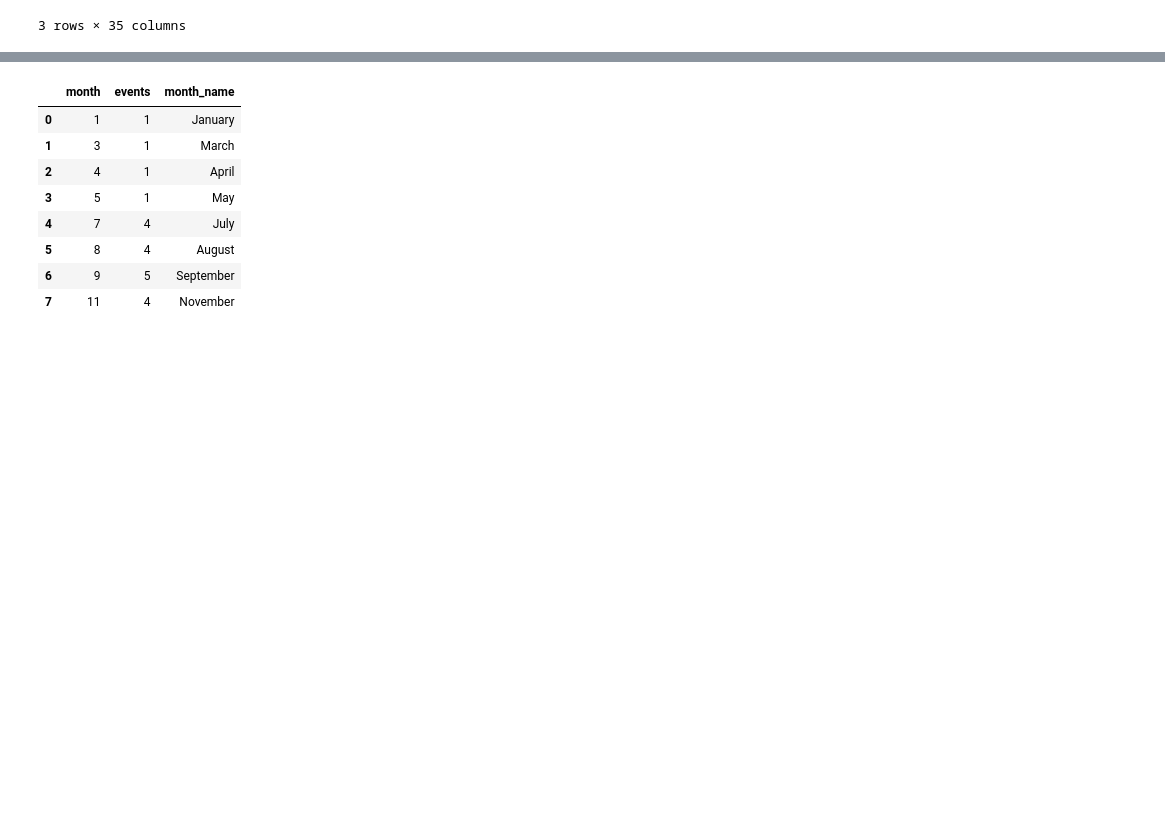
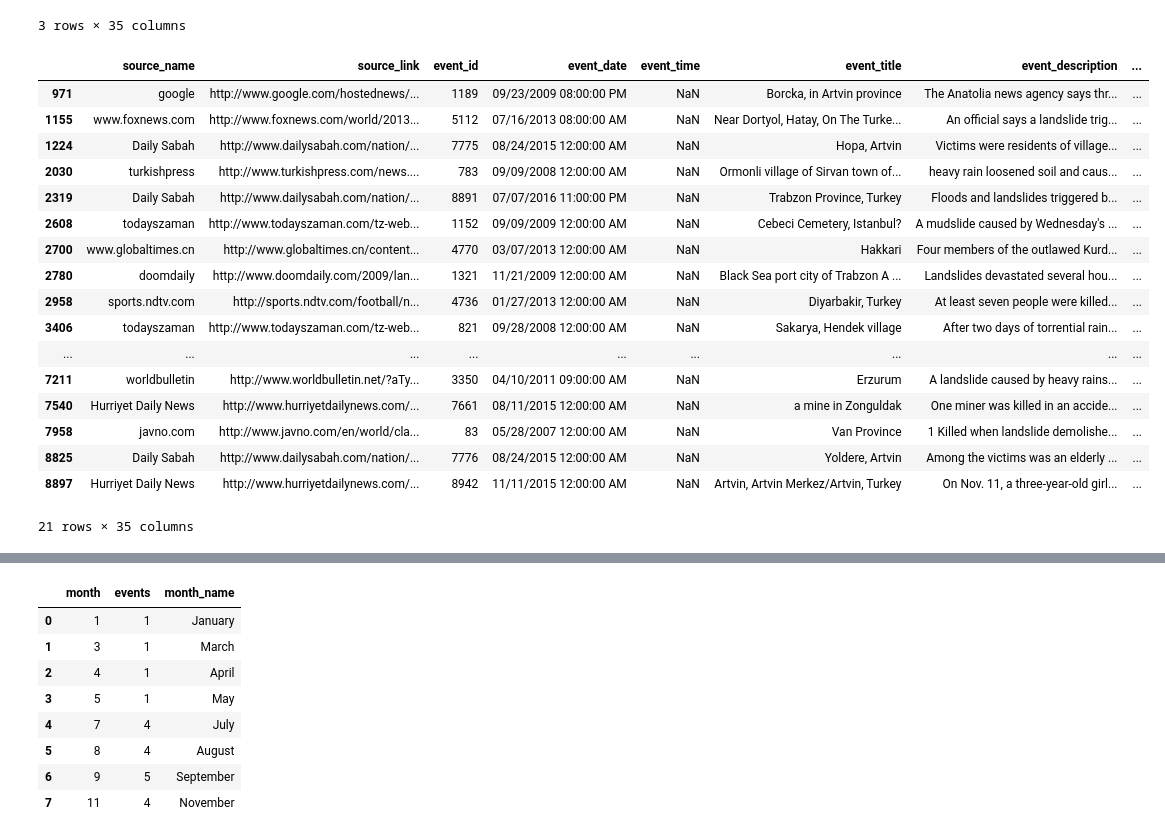
Before and after one commit to geodata-p/Turkey_Landslide_analysis_NASA_Data, a Jupyter notebook: notebooks/Landslides.ipynb, the cells around one changed output, grey strips where cells are left out. Drawn from its saved outputs; the diff is of its cells as text; code cells hidden in the pictures; blank space fills up the shorter version.

```diff
--- a/notebooks/Landslides.ipynb
+++ b/notebooks/Landslides.ipynb
@@ -96,3 +96,30 @@ Turkey rows: 21
 | 1155 | www.foxnews.com | http://www.foxnews.com/world/2013... | 5112 | 07/16/2013 08:00:00 AM | NaN | Near Dortyol, Hatay, On The Turke... | An official says a landslide trig... | ... |
 | 1224 | Daily Sabah | http://www.dailysabah.com/nation/... | 7775 | 08/24/2015 12:00:00 AM | NaN | Hopa, Artvin | Victims were residents of village... | ... |
 3 rows × 35 columns
+# %%
+import pandas as pd
+
+# Show the full table (not just first 5 rows)
+# If dataset is small you can display it directly
+from IPython.display import display
+
+display(tur)   # will render the full DataFrame as a scrollable table in Colab
+# %% [output]
+|  | source_name | source_link | event_id | event_date | event_time | event_title | event_description | ... |
+| 971 | google | http://www.google.com/hostednews/... | 1189 | 09/23/2009 08:00:00 PM | NaN | Borcka, in Artvin province | The Anatolia news agency says thr... | ... |
+| 1155 | www.foxnews.com | http://www.foxnews.com/world/2013... | 5112 | 07/16/2013 08:00:00 AM | NaN | Near Dortyol, Hatay, On The Turke... | An official says a landslide trig... | ... |
+| 1224 | Daily Sabah | http://www.dailysabah.com/nation/... | 7775 | 08/24/2015 12:00:00 AM | NaN | Hopa, Artvin | Victims were residents of village... | ... |
+| 2030 | turkishpress | http://www.turkishpress.com/news.... | 783 | 09/09/2008 12:00:00 AM | NaN | Ormonli village of Sirvan town of... | heavy rain loosened soil and caus... | ... |
+| 2319 | Daily Sabah | http://www.dailysabah.com/nation/... | 8891 | 07/07/2016 11:00:00 PM | NaN | Trabzon Province, Turkey | Floods and landslides triggered b... | ... |
+| 2608 | todayszaman | http://www.todayszaman.com/tz-web... | 1152 | 09/09/2009 12:00:00 AM | NaN | Cebeci Cemetery, Istanbul? | A mudslide caused by Wednesday's ... | ... |
+| 2700 | www.globaltimes.cn | http://www.globaltimes.cn/content... | 4770 | 03/07/2013 12:00:00 AM | NaN | Hakkari | Four members of the outlawed Kurd... | ... |
+| 2780 | doomdaily | http://www.doomdaily.com/2009/lan... | 1321 | 11/21/2009 12:00:00 AM | NaN | Black Sea port city of Trabzon A ... | Landslides devastated several hou... | ... |
+| 2958 | sports.ndtv.com | http://sports.ndtv.com/football/n... | 4736 | 01/27/2013 12:00:00 AM | NaN | Diyarbakir, Turkey | At least seven people were killed... | ... |
+| 3406 | todayszaman | http://www.todayszaman.com/tz-web... | 821 | 09/28/2008 12:00:00 AM | NaN | Sakarya, Hendek village | After two days of torrential rain... | ... |
+| ... | ... | ... | ... | ... | ... | ... | ... | ... |
+| 7211 | worldbulletin | http://www.worldbulletin.net/?aTy... | 3350 | 04/10/2011 09:00:00 AM | NaN | Erzurum | A landslide caused by heavy rains... | ... |
+| 7540 | Hurriyet Daily News | http://www.hurriyetdailynews.com/... | 7661 | 08/11/2015 12:00:00 AM | NaN | a mine in Zonguldak | One miner was killed in an accide... | ... |
+| 7958 | javno.com | http://www.javno.com/en/world/cla... | 83 | 05/28/2007 12:00:00 AM | NaN | Van Province | 1 Killed when landslide demolishe... | ... |
+| 8825 | Daily Sabah | http://www.dailysabah.com/nation/... | 7776 | 08/24/2015 12:00:00 AM | NaN | Yoldere, Artvin | Among the victims was an elderly ... | ... |
+| 8897 | Hurriyet Daily News | http://www.hurriyetdailynews.com/... | 8942 | 11/11/2015 12:00:00 AM | NaN | Artvin, Artvin Merkez/Artvin, Turkey | On Nov. 11, a three-year-old girl... | ... |
+21 rows × 35 columns
```
Also changed, not shown: parts of 16 cells of this notebook.
